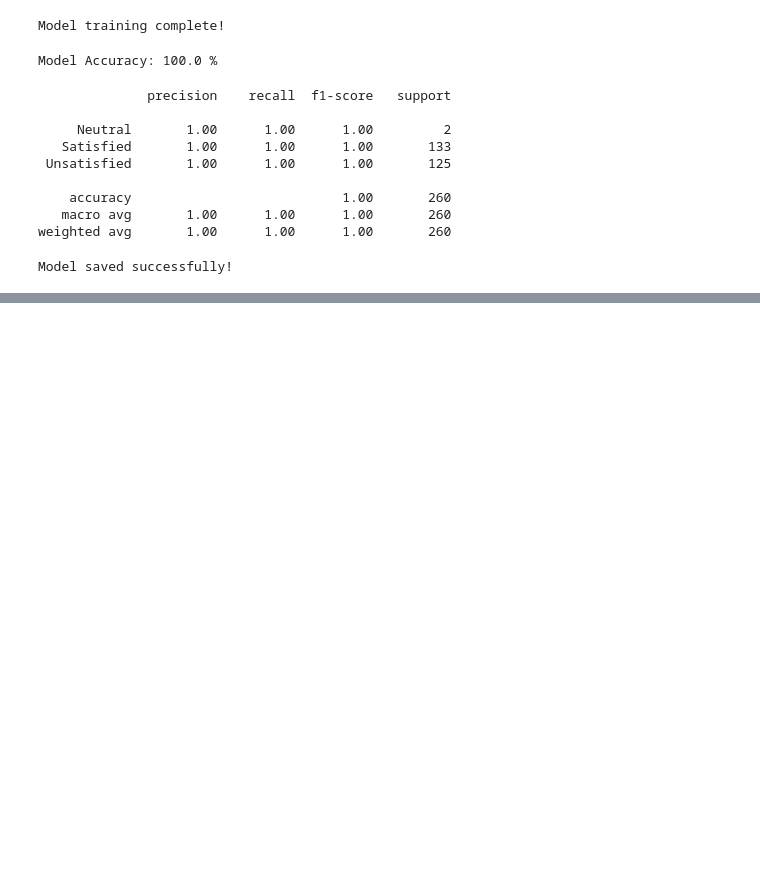
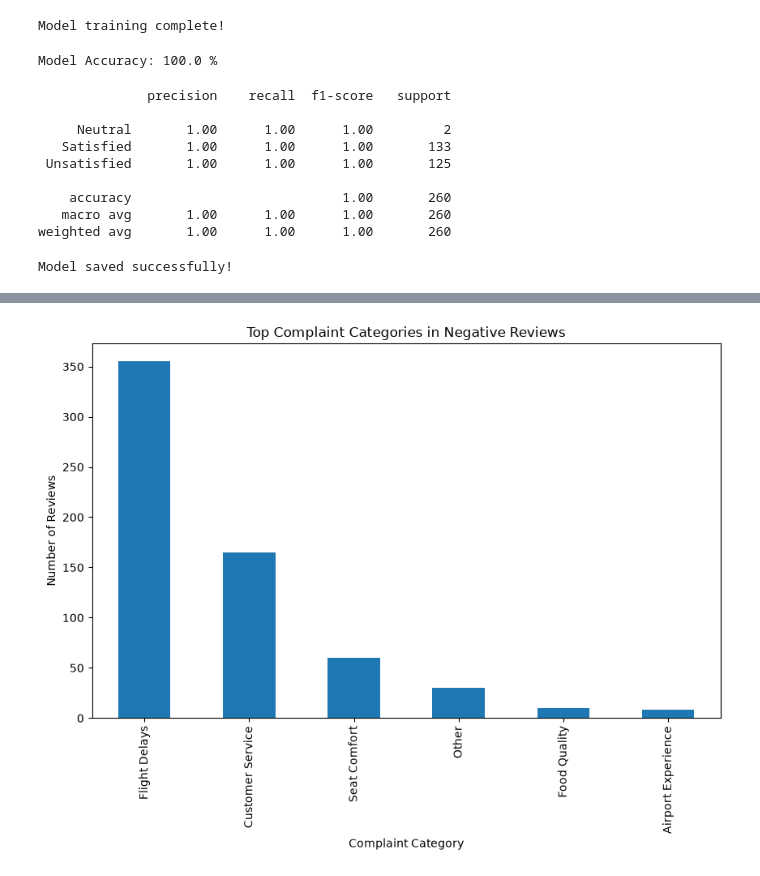
Before and after one commit to andie-dm/Skysense-ai-british-airways-project-andie-saras-ai, a Jupyter notebook: notebooks/01_exploration.ipynb, the cells around one changed output, grey strips where cells are left out. Saved outputs shown, nothing was run; the diff lists cells and outputs as text; code cells hidden in the pictures; blank space fills up the shorter version.

```diff
--- a/notebooks/01_exploration.ipynb
+++ b/notebooks/01_exploration.ipynb
@@ -576,0 +609,6 @@ Model saved successfully!
+# %%
+negative_reviews["topic"] = negative_reviews["reviews"].apply(
+    categorize_complaint
+)
+
+negative_reviews[["topic"]].head()
@@ -576,0 +644,17 @@ Model saved successfully!
+# %%
+import matplotlib.pyplot as plt
+
+topic_counts = negative_reviews["topic"].value_counts()
+
+topic_counts.plot(
+    kind="bar",
+    figsize=(10,6)
+)
+
+plt.title("Top Complaint Categories in Negative Reviews")
+plt.xlabel("Complaint Category")
+plt.ylabel("Number of Reviews")
+
+plt.show()
+# %% [output]
+[figure, added]
```
Also changed, not shown: parts of 4 cells of this notebook, 1 other file.
